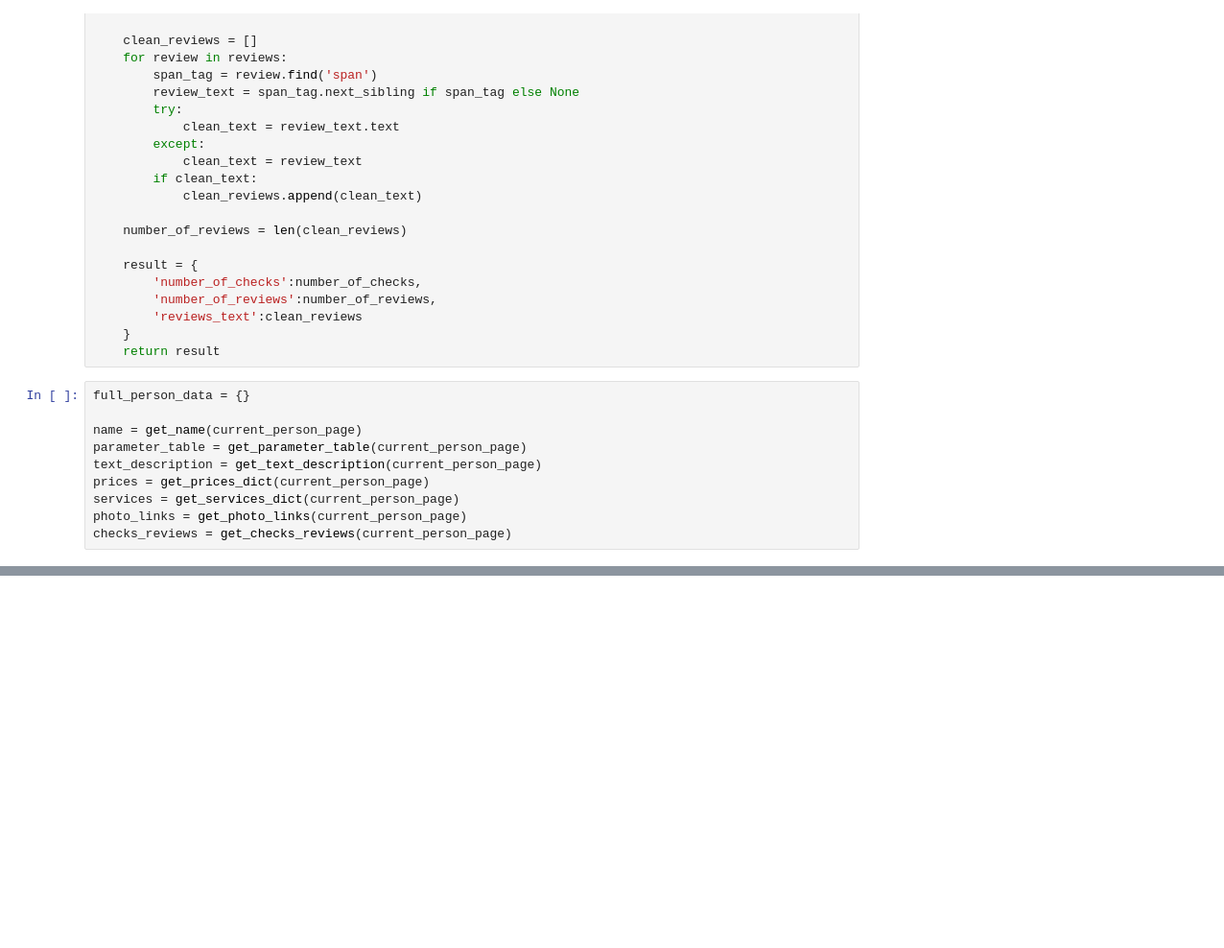
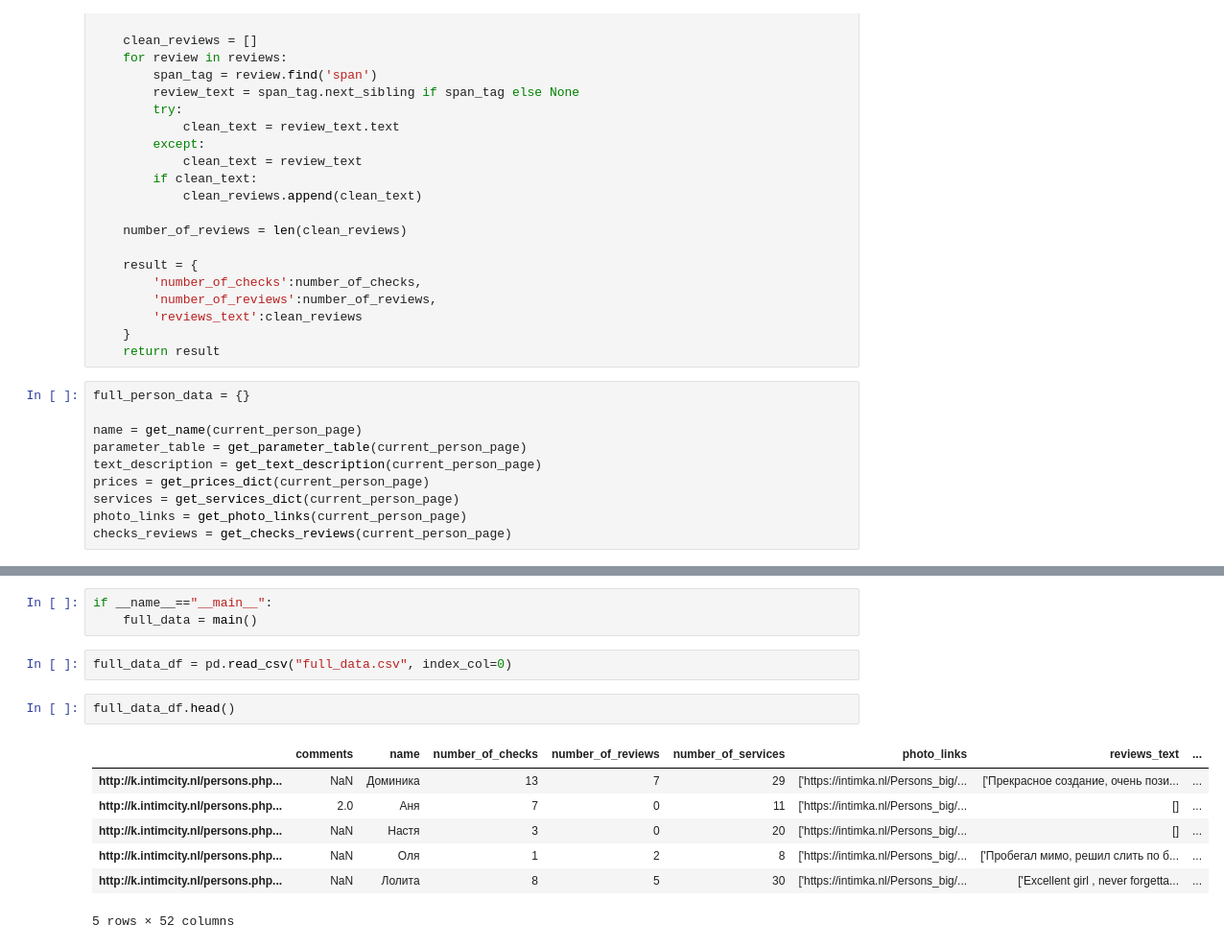
Before and after one commit to DmitrySerg/Data-Driven-Prostitutes, a Jupyter notebook: Parsers/Parser.ipynb, the cells around one changed output, grey strips where cells are left out. Shown: that part at 96% size. Cells and saved outputs as stored; diff of their text form; blank space fills up the shorter version.

```diff
--- a/Parsers/Parser.ipynb
+++ b/Parsers/Parser.ipynb
@@ -271,0 +236,15 @@ pd.DataFrame(full_data).T.head(2)
+# %%
+if __name__=="__main__":
+    full_data = main()
+# %%
+full_data_df = pd.read_csv("full_data.csv", index_col=0)
+# %%
+full_data_df.head()
+# %% [output]
+|  | comments | name | number_of_checks | number_of_reviews | number_of_services | photo_links | reviews_text | ... |
+| http://k.intimcity.nl/persons.php... | NaN | Доминика | 13 | 7 | 29 | ['https://intimka.nl/Persons_big/... | ['Прекрасное создание, очень пози... | ... |
+| http://k.intimcity.nl/persons.php... | 2.0 | Аня | 7 | 0 | 11 | ['https://intimka.nl/Persons_big/... | [] | ... |
+| http://k.intimcity.nl/persons.php... | NaN | Настя | 3 | 0 | 20 | ['https://intimka.nl/Persons_big/... | [] | ... |
+| http://k.intimcity.nl/persons.php... | NaN | Оля | 1 | 2 | 8 | ['https://intimka.nl/Persons_big/... | ['Пробегал мимо, решил слить по б... | ... |
+| http://k.intimcity.nl/persons.php... | NaN | Лолита | 8 | 5 | 30 | ['https://intimka.nl/Persons_big/... | ['Excellent girl , never forgetta... | ... |
+5 rows × 52 columns
```
Also changed, not shown: parts of 21 cells of this notebook.
